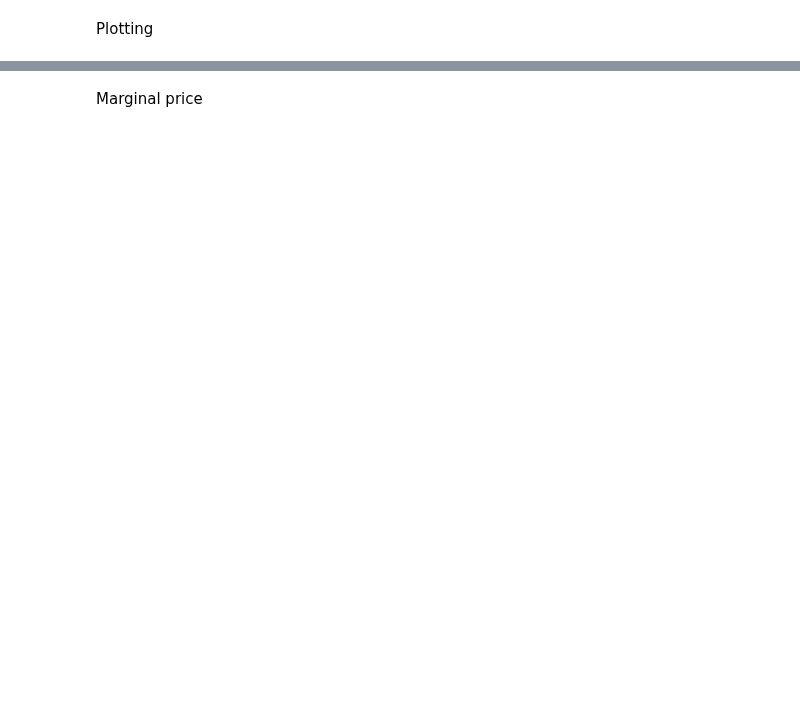
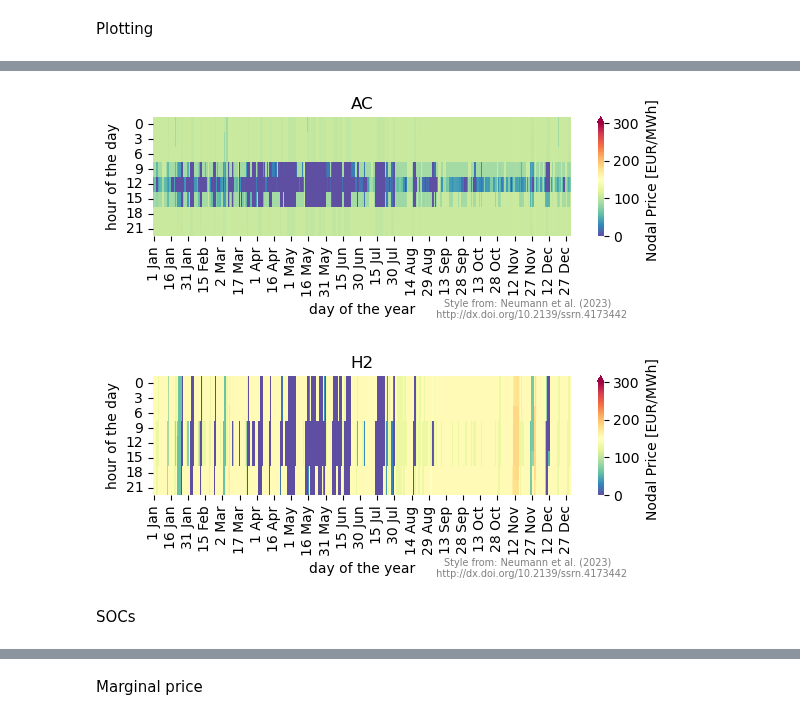
Before and after one commit to energyLS/aldehyde, a Jupyter notebook: workflow/notebooks/plot_lcoh.ipynb, the cells around one changed output, grey strips where cells are left out. Saved outputs shown, nothing was run; the diff lists cells and outputs as text; code cells hidden in the pictures; blank space fills up the shorter version.

```diff
--- a/workflow/notebooks/plot_lcoh.ipynb
+++ b/workflow/notebooks/plot_lcoh.ipynb
@@ -49,0 +109,8 @@ Plotting
+# %%
+def get_nodal_prices(n):
+    return (
+        n.buses_t.marginal_price.mean()
+        .groupby([n.buses.location, n.buses.carrier])
+        .first()
+        .unstack()
+    )
@@ -49,0 +199,27 @@ Plotting
+# %%
+def unstack_day_hour(cfc):
+    df = cfc.groupby(cfc.index.hour).agg(list)
+
+    columns = pd.date_range(cfc.index[0], cfc.index[-1], freq="D").strftime("%-d %b")
+
+    return pd.DataFrame(df.tolist(), index=df.index, columns=columns)
+# %%
+cf = n.buses_t.marginal_price.groupby(n.buses.carrier, axis=1).mean()
+# %%
+# for carrier in cf.columns:
+for carrier in ["AC", "H2"]:
+    cfc = cf[carrier]
+    df = unstack_day_hour(cfc)
+    vmax = np.ceil(cfc.quantile(0.99) / 10) * 10
+    if carrier in ["AC", "H2"]:
+        vmax = 300
+    plot_cf_heatmap(
+        df,
+        cmap="Spectral_r",
+        label="Nodal Price [EUR/MWh]",
+        vmax=vmax,
+        fn=False,
+    )
+# %% [output]
+[figure, added]
+[figure, added]
@@ -49,0 +256,2 @@ Plotting
+# %% [markdown]
+SOCs
```
Also changed, not shown: parts of 30 cells of this notebook.
